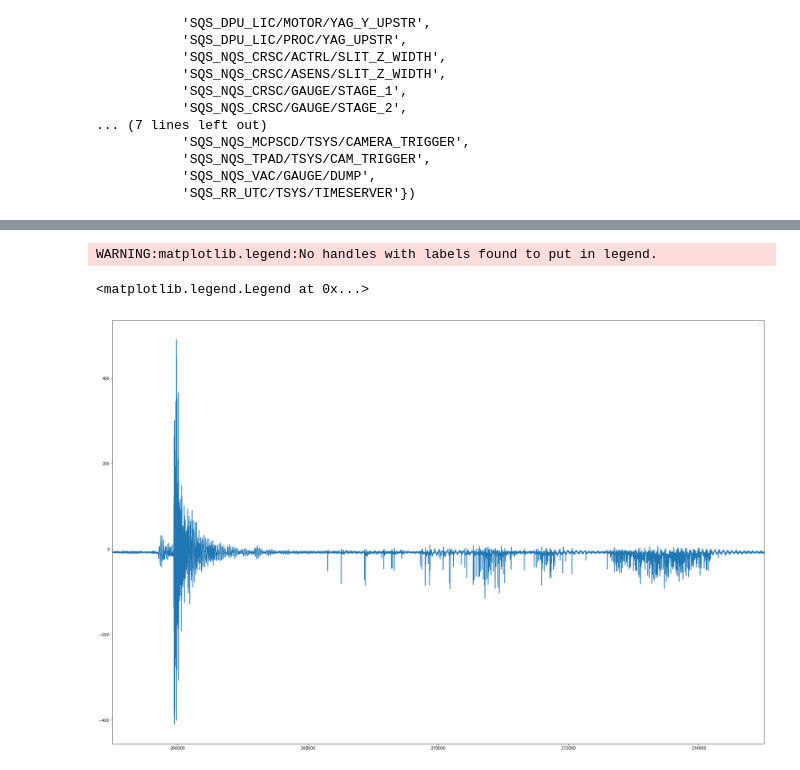
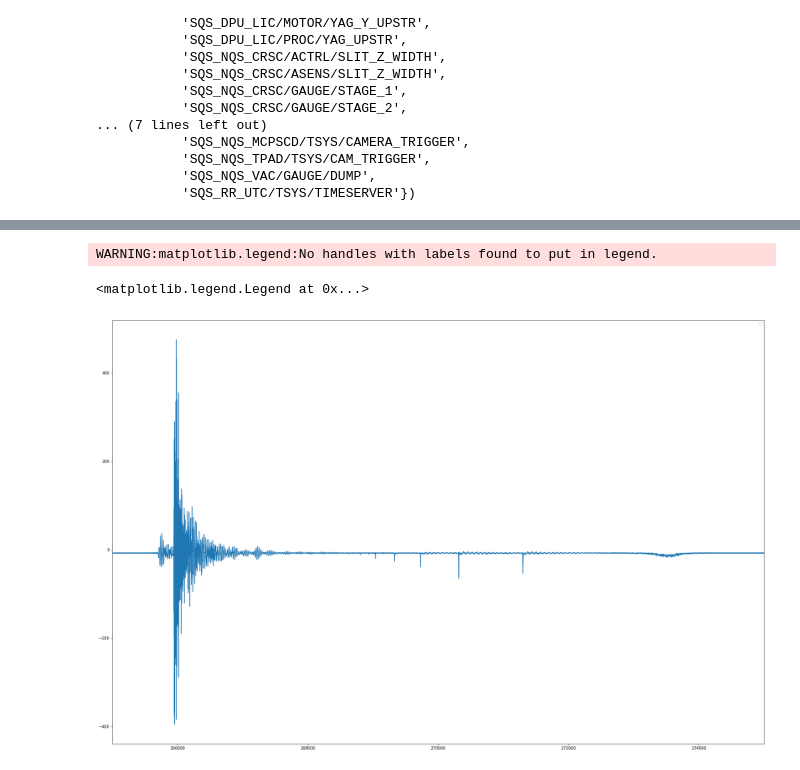
Before and after one commit to skuschel/XFEL_SQS_NQS_Tools, a Jupyter notebook: notebooks/karabo-tutorial.ipynb, the cells around one changed output, grey strips where cells are left out. Saved outputs shown, nothing was run; the diff lists cells and outputs as text; code cells hidden in the pictures.

```diff
--- a/notebooks/karabo-tutorial.ipynb
+++ b/notebooks/karabo-tutorial.ipynb
@@ -5,6 +5,6 @@ import karabo_data as kd
 import pylab as plt
 # %%
 path = '/gpfs/exfel/exp/SQS/201921/p002430/raw'
-run = '/r0132'
+run = '/r0134'
 # %%
 runData = kd.RunDirectory(path+run)
@@ -39,7 +37,17 @@ SyntaxError: invalid syntax (<ipython-input-5-2c027215b33a>, line 1)
 # %%
-
+tofavg = None
+nmax = 50
+isum = 0
 for tid, data in runData.trains():
-    print("Processing train", tid)
+#     print("Processing train", tid)
     tofdata = data['SQS_DIGITIZER_UTC1/ADC/1:network']['digitizers.channel_1_A.raw.samples']
-    break
+    if tofavg is None:
+        tofavg = tofdata
+        isum += 1
+    else:
+        tofavg += tofdata
+        isum += 1
+    if isum > nmax:
+        break
+tofavg = tofavg/float(nmax)
 # %% [output]
@@ -71,9 +71,9 @@ Last train ID:  100944498
 # %%
 plt.figure(figsize = (30,20))
-plt.plot(tofdata)
+plt.plot(tofavg)
 plt.xlim(265000,275000)
 plt.legend()
 # %% [output]
 WARNING:matplotlib.legend:No handles with labels found to put in legend.
 <matplotlib.legend.Legend at 0x...>
-[figure, old version]
+[figure, new version]
```
Also changed, not shown: parts of 6 cells of this notebook, 1 other file.
